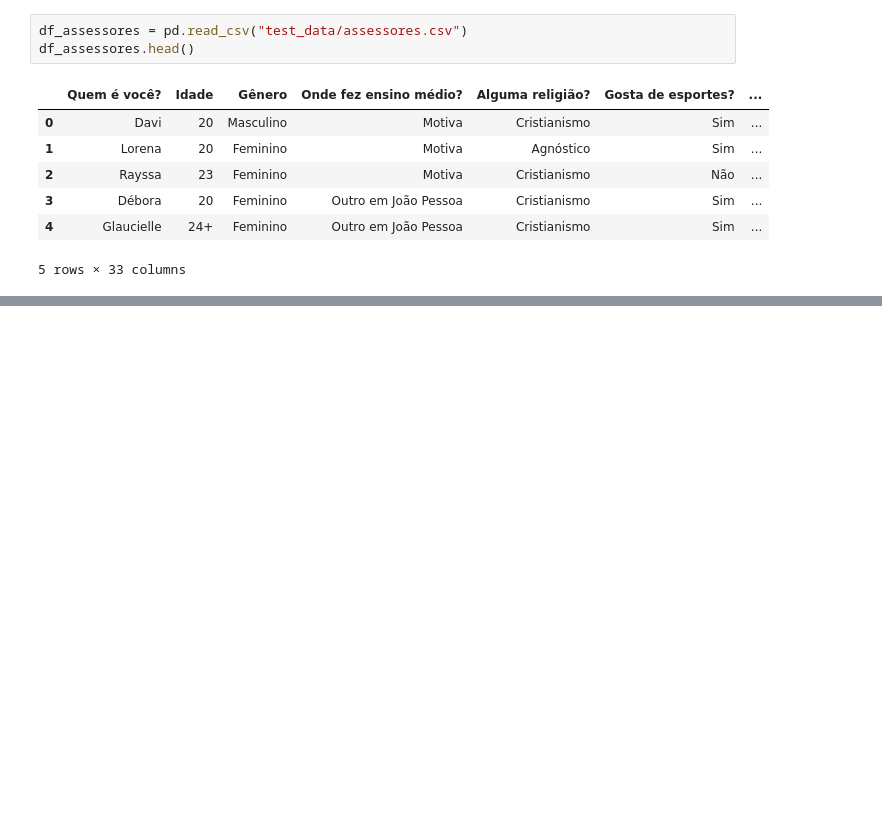
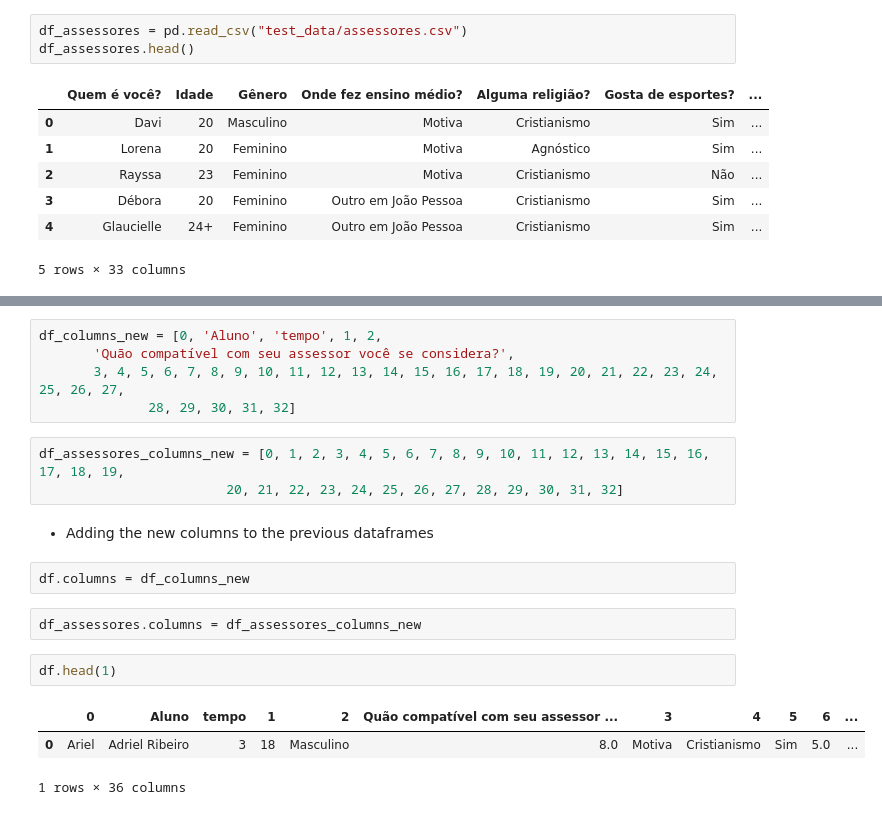
Before and after one commit to ItamarRocha/Operations-Research, a Jupyter notebook: algos/medway/Data preprocessing.ipynb, the cells around one changed output, grey strips where cells are left out. Cells and saved outputs as stored; diff of their text form; blank space fills up the shorter version.

```diff
--- a/algos/medway/Data preprocessing.ipynb
+++ b/algos/medway/Data preprocessing.ipynb
@@ -183,0 +252,20 @@ pd.DataFrame(0, columns = df.Assessor.unique(), index = df.Aluno)
+# %%
+df_columns_new = [0, 'Aluno', 'tempo', 1, 2,
+       'Quão compatível com seu assessor você se considera?',
+       3, 4, 5, 6, 7, 8, 9, 10, 11, 12, 13, 14, 15, 16, 17, 18, 19, 20, 21, 22, 23, 24, 25, 26, 27,
+              28, 29, 30, 31, 32]
+# %%
+df_assessores_columns_new = [0, 1, 2, 3, 4, 5, 6, 7, 8, 9, 10, 11, 12, 13, 14, 15, 16, 17, 18, 19,
+                        20, 21, 22, 23, 24, 25, 26, 27, 28, 29, 30, 31, 32]
+# %% [markdown]
+* Adding the new columns to the previous dataframes
+# %%
+df.columns = df_columns_new
+# %%
+df_assessores.columns = df_assessores_columns_new
+# %%
+df.head(1)
+# %% [output]
+|  | 0 | Aluno | tempo | 1 | 2 | Quão compatível com seu assessor ... | 3 | 4 | 5 | 6 | ... |
+| 0 | Ariel | Adriel Ribeiro | 3 | 18 | Masculino | 8.0 | Motiva | Cristianismo | Sim | 5.0 | ... |
+1 rows × 36 columns
```
Also changed, not shown: parts of 15 cells of this notebook.
